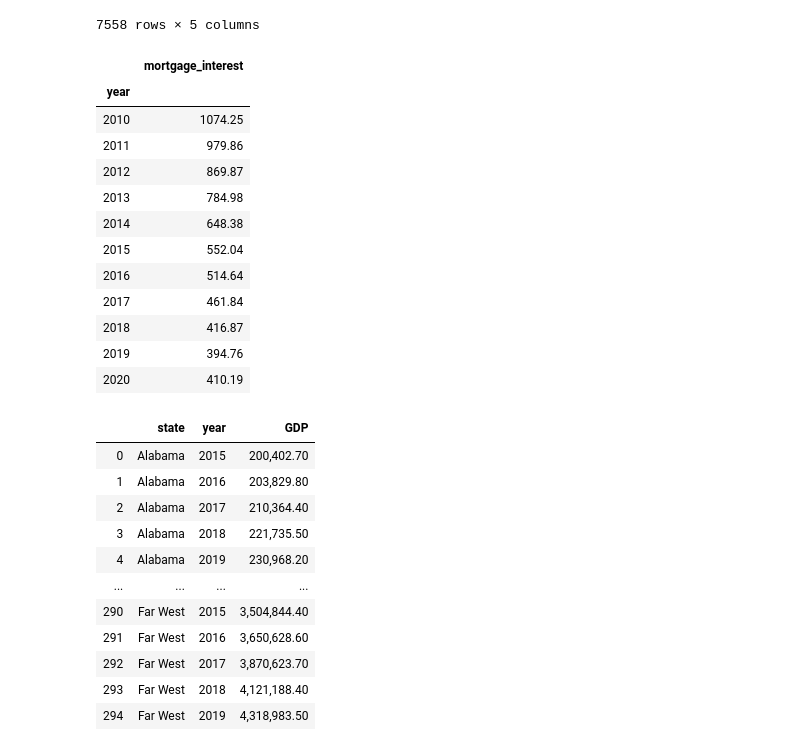
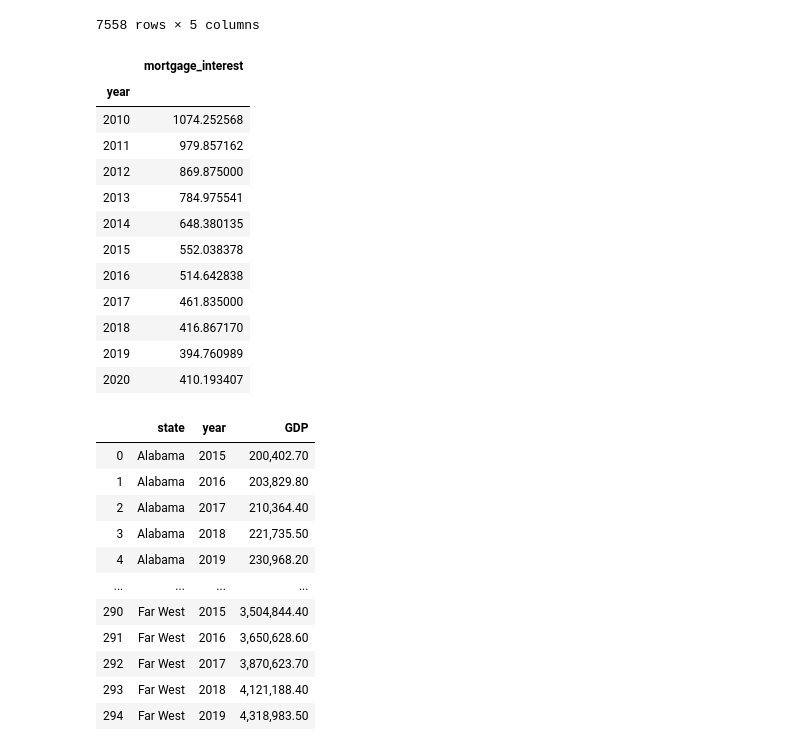
Before and after one commit to Shahidmumtaz/project_2, a Jupyter notebook: db/project_2.ipynb, the cells around one changed output. Cells and saved outputs as stored; diff of their text form; code cells hidden in the pictures.

```diff
--- a/db/project_2.ipynb
+++ b/db/project_2.ipynb
@@ -57,26 +57,26 @@ mort_int_df
 | 7556 | LNU04200002Q | 2017 | Q03 | 2017 Qtr3 | 4.6 |
 | 7557 | LNU04200002Q | 2017 | Q04 | 2017 Qtr4 | 3.7 |
 7558 rows × 5 columns
-# %%
-mort_int_cols = mort_int_df[["Series ID", "year", "value"]]
-mortgage_int = mort_int_cols.groupby("year").mean()
-mortgage_int.dropna(how="all")
-mortgage_interest = mortgage_int.rename(columns={"value": "mortgage_interest"})
-mortgage_interest.round(decimals=2)
-# %% [output]
-|  | mortgage_interest |
-| year |  |
-| 2010 | 1074.25 |
-| 2011 | 979.86 |
-| 2012 | 869.87 |
-| 2013 | 784.98 |
-| 2014 | 648.38 |
-| 2015 | 552.04 |
-| 2016 | 514.64 |
-| 2017 | 461.84 |
-| 2018 | 416.87 |
-| 2019 | 394.76 |
-| 2020 | 410.19 |
+# %%
+mort_int_cols = mort_int_df[["year", "value"]].round(decimals=2)
+mortgage_interest = mortgage_int.rename(columns={"value": "mortgage_interest"})
+mortgage_interest.to_csv(r"C:\Users\faril\Desktop\project 2 draft\mortgage_interest.csv", encoding="utf-8")
+
+mortgage_interest
+# %% [output]
+|  | mortgage_interest |
+| year |  |
+| 2010 | 1074.252568 |
+| 2011 | 979.857162 |
+| 2012 | 869.875000 |
+| 2013 | 784.975541 |
+| 2014 | 648.380135 |
+| 2015 | 552.038378 |
+| 2016 | 514.642838 |
+| 2017 | 461.835000 |
+| 2018 | 416.867170 |
+| 2019 | 394.760989 |
+| 2020 | 410.193407 |
 # %%
 # load json file into dataframe
 # used API key to parse data from https://apps.bea.gov/api/data
```
Also changed, not shown: parts of 14 cells of this notebook.
